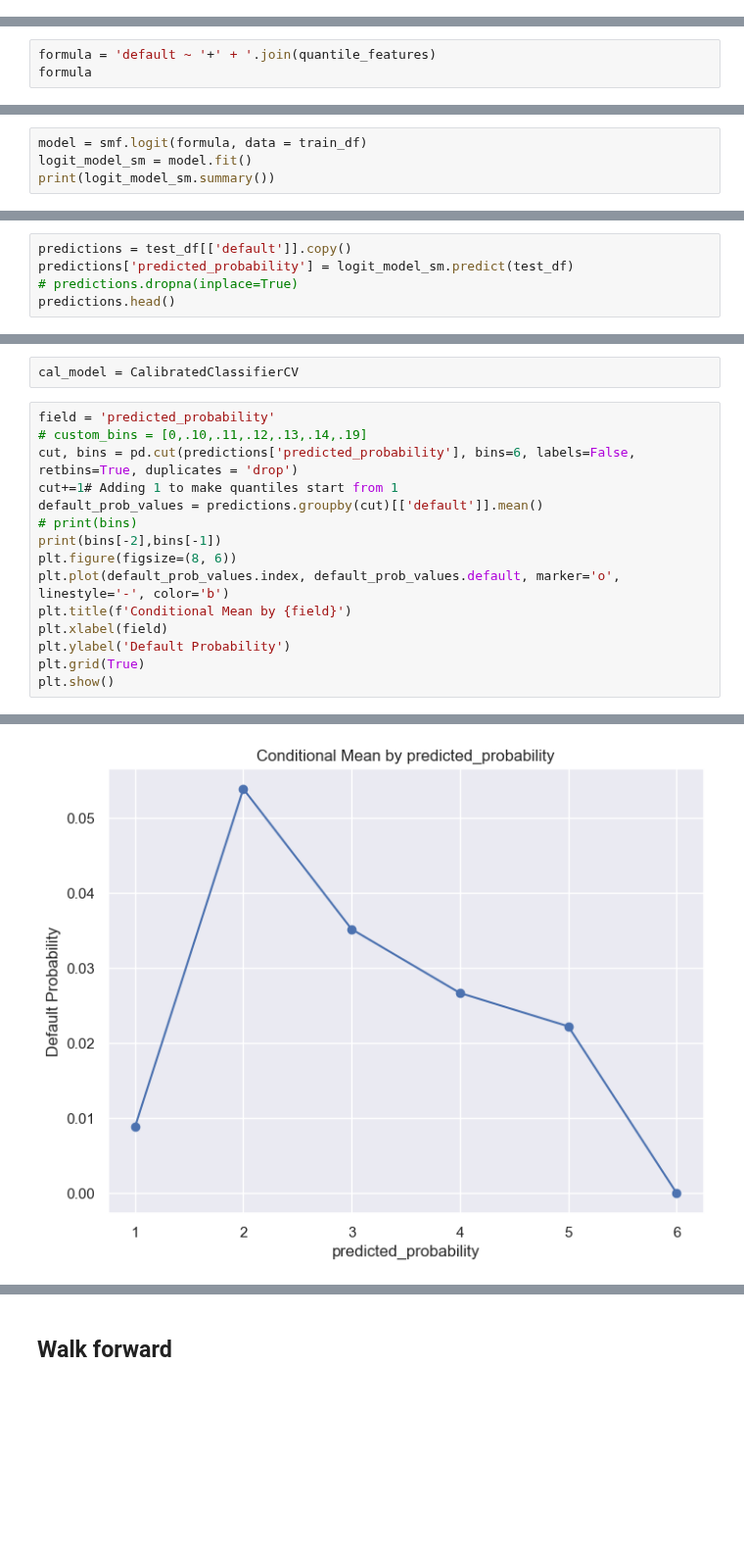
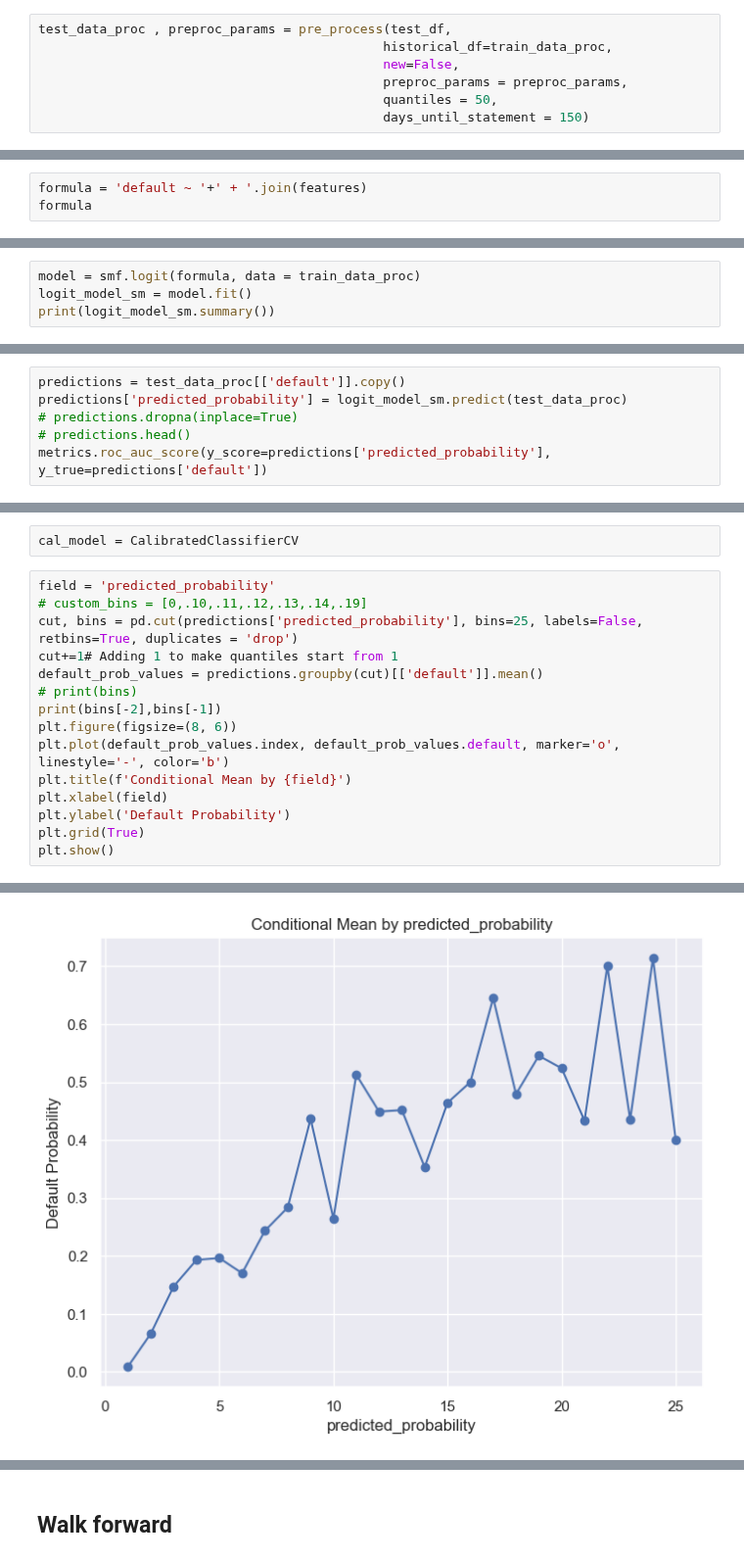
Before and after one commit to Juanroalvarado/ml-finance-credit-default, a Jupyter notebook: modeling/lr_modeling.ipynb, the cells around one changed output, grey strips where cells are left out. Shown at 98% size. Saved outputs shown, nothing was run; the diff lists cells and outputs as text; blank space fills up the shorter version.

```diff
--- a/modeling/lr_modeling.ipynb
+++ b/modeling/lr_modeling.ipynb
@@ -142,0 +79,7 @@ quantile_features = [
+# %%
+test_data_proc , preproc_params = pre_process(test_df,
+                                             historical_df=train_data_proc,
+                                             new=False,
+                                             preproc_params = preproc_params,
+                                             quantiles = 50,
+                                             days_until_statement = 150)
@@ -143,4 +119,4 @@ quantile_features = [
 # %%
-formula = 'default ~ '+' + '.join(quantile_features)
+formula = 'default ~ '+' + '.join(features)
 formula
 # %% [output]
@@ -148,5 +124,5 @@ formula
 # %%
-model = smf.logit(formula, data = train_df)
+model = smf.logit(formula, data = train_data_proc)
 logit_model_sm = model.fit()
 print(logit_model_sm.summary())
 # %% [output]
@@ -187,7 +163,8 @@ dscr_quantile                          -0.0006   1.22e-05    -52.429      0.000
 =======================================================================================================
 # %%
-predictions = test_df[['default']].copy()
-predictions['predicted_probability'] = logit_model_sm.predict(test_df)
+predictions = test_data_proc[['default']].copy()
+predictions['predicted_probability'] = logit_model_sm.predict(test_data_proc)
 # predictions.dropna(inplace=True)
-predictions.head()
+# predictions.head()
+metrics.roc_auc_score(y_score=predictions['predicted_probability'], y_true=predictions['default'])
 # %% [output]
@@ -224,7 +194,7 @@ cal_model = CalibratedClassifierCV
 # %%
 field = 'predicted_probability'
 # custom_bins = [0,.10,.11,.12,.13,.14,.19]
-cut, bins = pd.cut(predictions['predicted_probability'], bins=6, labels=False, retbins=True, duplicates = 'drop')
+cut, bins = pd.cut(predictions['predicted_probability'], bins=25, labels=False, retbins=True, duplicates = 'drop')
 cut+=1# Adding 1 to make quantiles start from 1
 default_prob_values = predictions.groupby(cut)[['default']].mean()
 # print(bins)
@@ -241,4 +211,4 @@ plt.show()
-[figure, old version]
+[figure, new version]
 # %%
 predictions['predicted_probability'].min()
 # %% [output]
```
Also changed, not shown: parts of 57 cells of this notebook, 9 other files.
